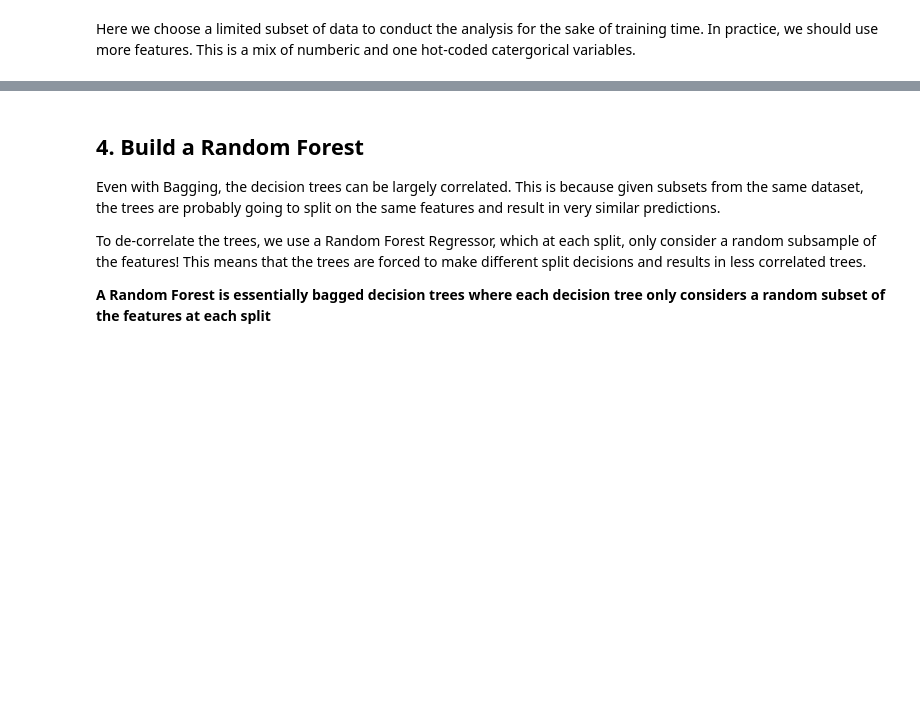
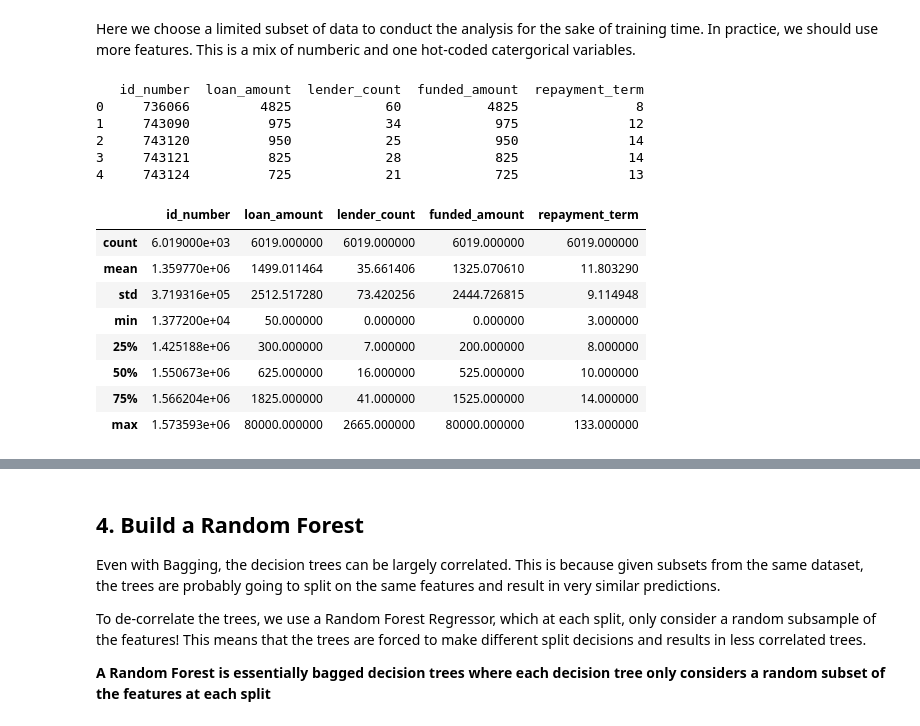
Before and after one commit to DeltaAnalytics/machine_learning_for_good, a Jupyter notebook: module_5_decision_trees/5_2_random_forests.ipynb, the cells around one changed output, grey strips where cells are left out. Drawn from its saved outputs; the diff is of its cells as text; code cells hidden in the pictures; blank space fills up the shorter version.

```diff
--- a/module_5_decision_trees/5_2_random_forests.ipynb
+++ b/module_5_decision_trees/5_2_random_forests.ipynb
@@ -66,6 +86,25 @@ Here we choose a limited subset of data to conduct the analysis for the sake of
 # %%
 # Drop everything that is not numeric
 df = df.select_dtypes(exclude=['object'])
+#With the following code we can see the changes after excluding object types and describe the data mean/std/min...
+print(df.head())
+df.describe()
+# %% [output]
+   id_number  loan_amount  lender_count  funded_amount  repayment_term
+0     736066         4825            60           4825               8
+1     743090          975            34            975              12
+2     743120          950            25            950              14
+3     743121          825            28            825              14
+4     743124          725            21            725              13
+|  | id_number | loan_amount | lender_count | funded_amount | repayment_term |
+| count | 6.019000e+03 | 6019.000000 | 6019.000000 | 6019.000000 | 6019.000000 |
+| mean | 1.359770e+06 | 1499.011464 | 35.661406 | 1325.070610 | 11.803290 |
+| std | 3.719316e+05 | 2512.517280 | 73.420256 | 2444.726815 | 9.114948 |
+| min | 1.377200e+04 | 50.000000 | 0.000000 | 0.000000 | 3.000000 |
+| 25% | 1.425188e+06 | 300.000000 | 7.000000 | 200.000000 | 8.000000 |
+| 50% | 1.550673e+06 | 625.000000 | 16.000000 | 525.000000 | 10.000000 |
+| 75% | 1.566204e+06 | 1825.000000 | 41.000000 | 1525.000000 | 14.000000 |
+| max | 1.573593e+06 | 80000.000000 | 2665.000000 | 80000.000000 | 133.000000 |
 # %%
 y_column = 'loan_amount'
 y = df[y_column]
```
Also changed, not shown: parts of 8 cells of this notebook.
